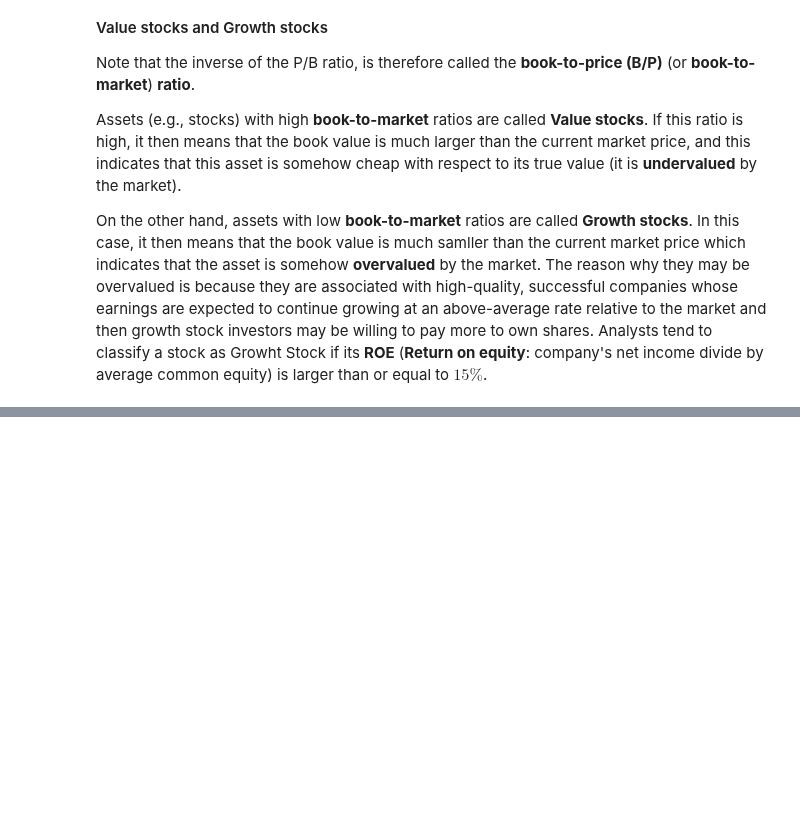
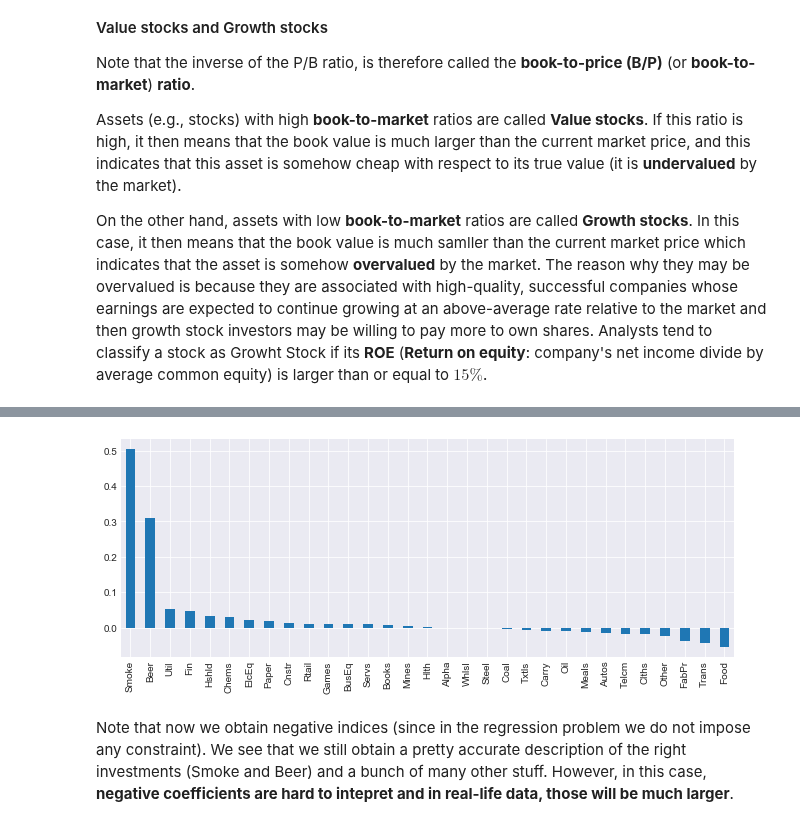
Before and after one commit to z4ir3/finance-courses, a Jupyter notebook: course_2_advanced_portfolio_construction_and_analysis_with_python/week-1.ipynb, the cells around one changed output, grey strips where cells are left out. Drawn from its saved outputs; the diff is of its cells as text; code cells hidden in the pictures; blank space fills up the shorter version.

```diff
--- a/course_2_advanced_portfolio_construction_and_analysis_with_python/week-1.ipynb
+++ b/course_2_advanced_portfolio_construction_and_analysis_with_python/week-1.ipynb
@@ -127,0 +371,10 @@ performing firms, lagged one month.
+# %%
+betas = erk.linear_regression(mgr_rets, ind_rets).params
+# %%
+betas.sort_values(ascending=False).plot.bar(grid=True, figsize=(11,4))
+plt.show()
+# %% [output]
+[figure, added]
+# %% [markdown]
+Note that now we obtain negative indices (since in the regression problem we do not impose any constraint). We see that we still obtain a pretty accurate description of the right investments (Smoke and Beer) and a bunch of many other stuff.
+However, in this case, **negative coefficients are hard to intepret and in real-life data, those will be much larger**.
```
Also changed, not shown: parts of 48 cells of this notebook.
